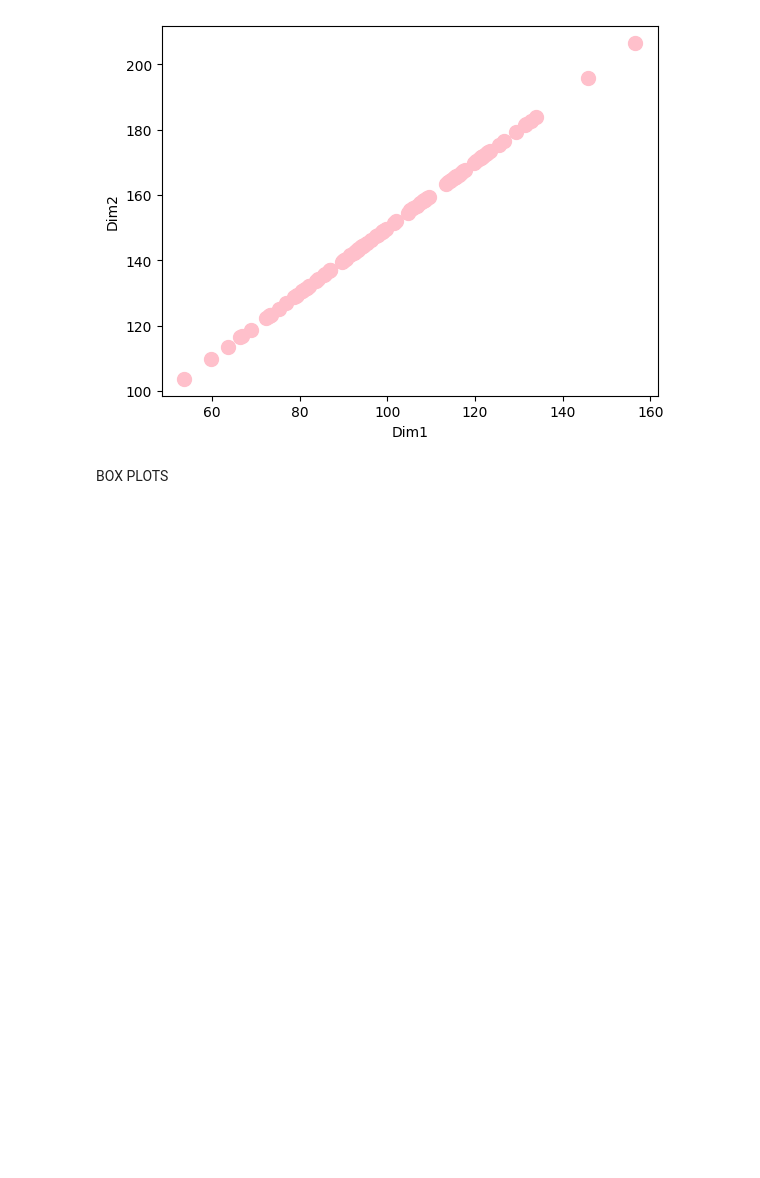
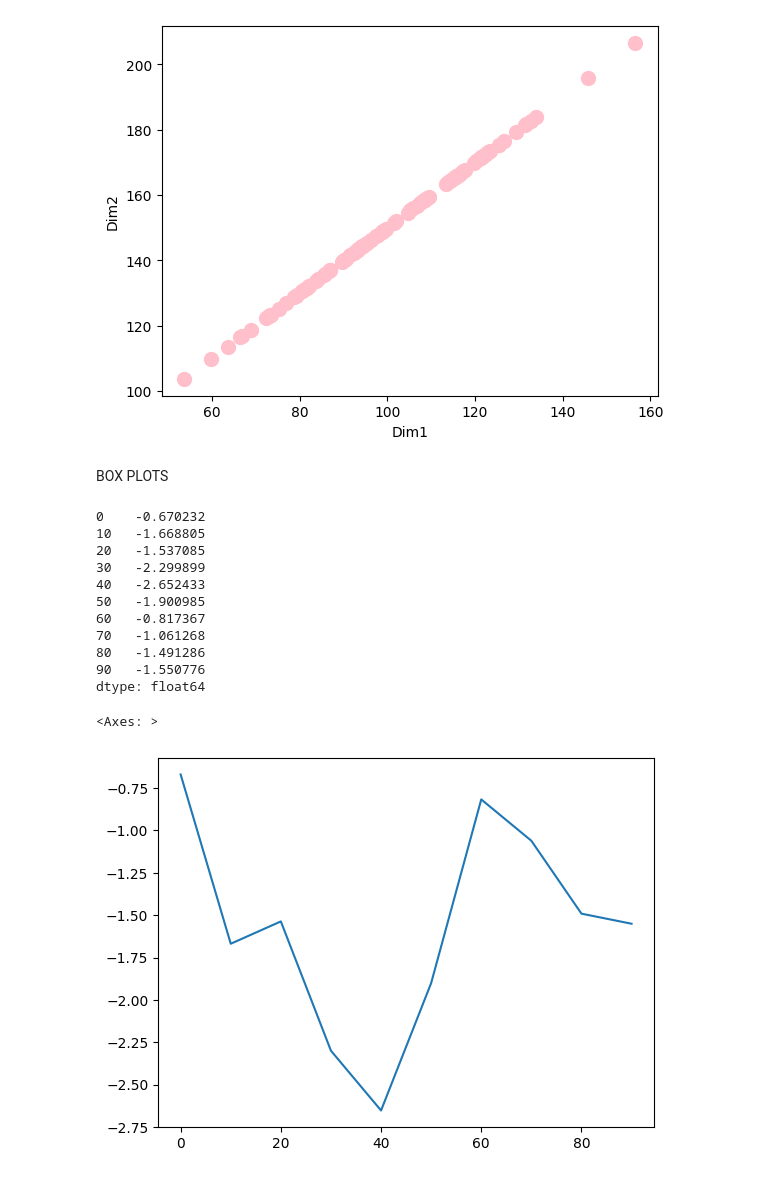
Before and after one commit to Hali2909/ExerciseNumpy, a Jupyter notebook: data_visualization/firstlesson.ipynb, the cells around one changed output. Saved outputs shown, nothing was run; the diff lists cells and outputs as text; code cells hidden in the pictures; blank space fills up the shorter version.

Commit message:
data visualization finished

```diff
--- a/data_visualization/firstlesson.ipynb
+++ b/data_visualization/firstlesson.ipynb
@@ -60,3 +60,24 @@ Text(0, 0.5, 'Dim2')
 [figure]
 # %% [markdown]
 BOX PLOTS
+# %%
+#usually is for each feature
+import pandas as pd
+
+s = pd.Series(np.random.randn(10).cumsum(), index=np.arange(0,100,10))
+print(s,'\n')
+s.plot()
+# %% [output]
+0    -0.670232
+10   -1.668805
+20   -1.537085
+30   -2.299899
+40   -2.652433
+50   -1.900985
+60   -0.817367
+70   -1.061268
+80   -1.491286
+90   -1.550776
+dtype: float64
+<Axes: >
+[figure, added]
```
Also changed, not shown: parts of 7 cells of this notebook, 2 other files.
